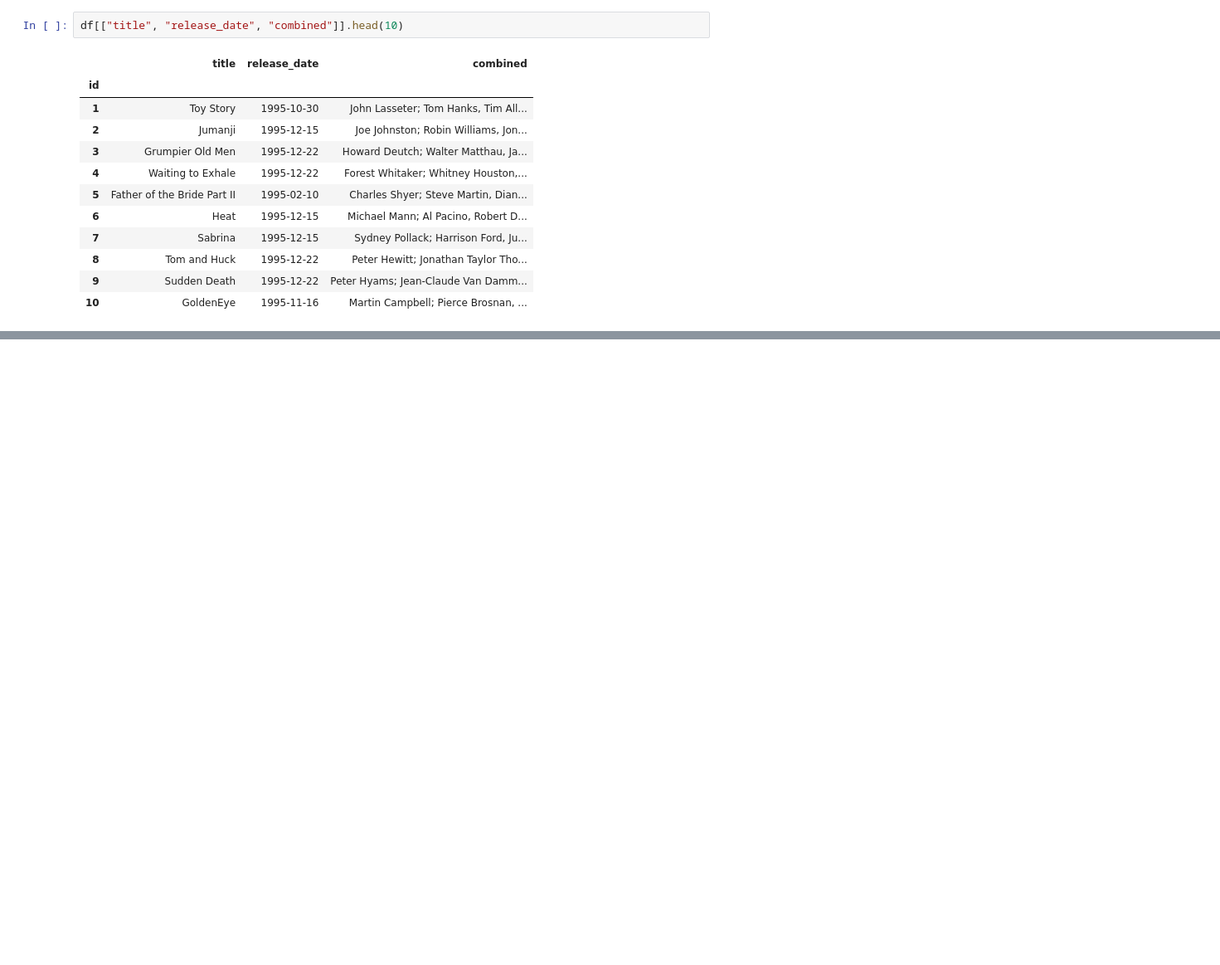
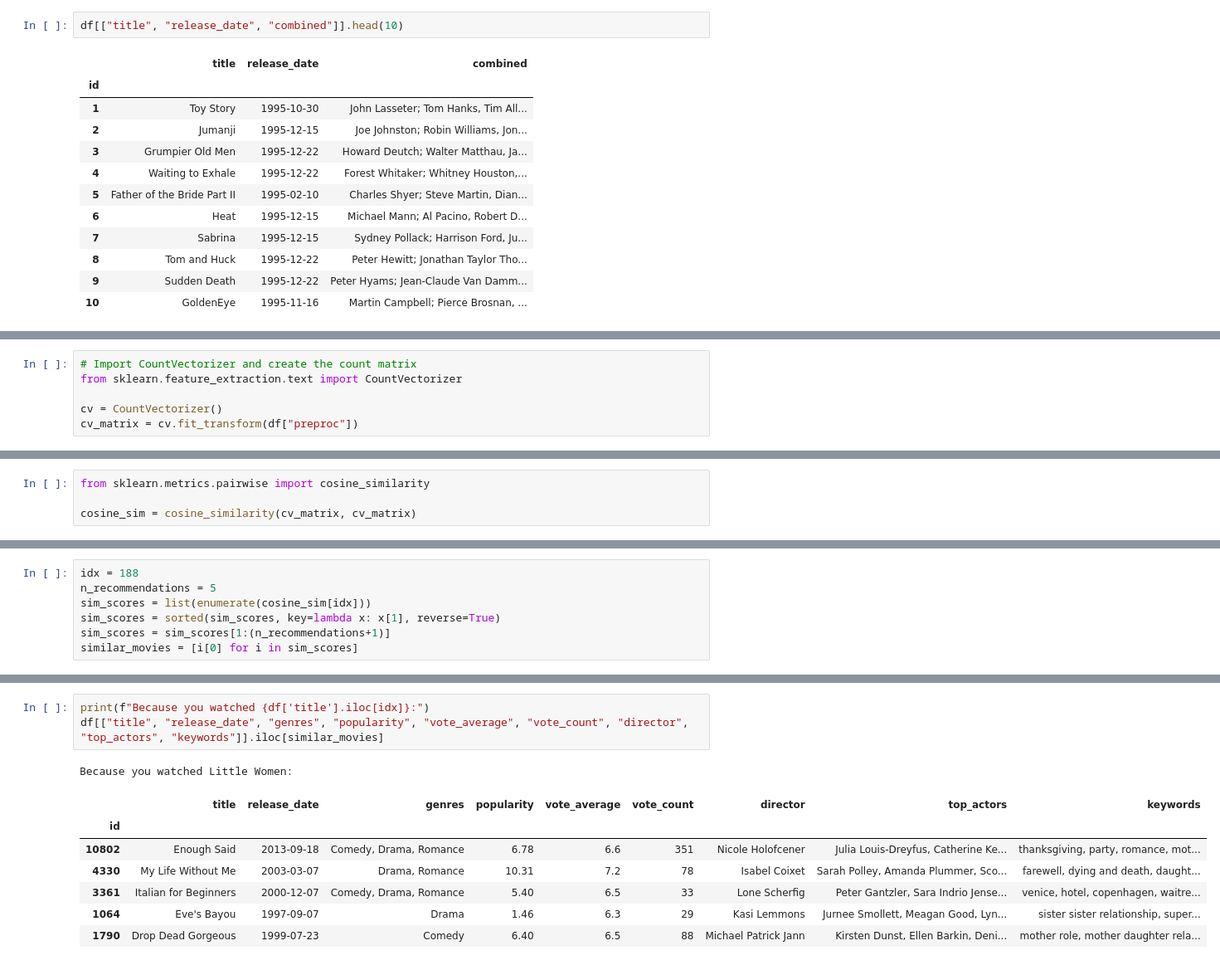
Before and after one commit to SanAntonik/MRS, a Jupyter notebook: DA_skill_showcase/MRS.ipynb, the cells around one changed output, grey strips where cells are left out. Shown at 83% size. Drawn from its saved outputs; the diff is of its cells as text; blank space fills up the shorter version.

```diff
--- a/DA_skill_showcase/MRS.ipynb
+++ b/DA_skill_showcase/MRS.ipynb
@@ -785,0 +787,6 @@ Name: preproc, dtype: object
+# %%
+# Import CountVectorizer and create the count matrix
+from sklearn.feature_extraction.text import CountVectorizer
+
+cv = CountVectorizer()
+cv_matrix = cv.fit_transform(df["preproc"])
@@ -785,0 +798,4 @@ Name: preproc, dtype: object
+# %%
+from sklearn.metrics.pairwise import cosine_similarity
+
+cosine_sim = cosine_similarity(cv_matrix, cv_matrix)
@@ -785,0 +824,7 @@ Name: preproc, dtype: object
+# %%
+idx = 188
+n_recommendations = 5
+sim_scores = list(enumerate(cosine_sim[idx]))
+sim_scores = sorted(sim_scores, key=lambda x: x[1], reverse=True)
+sim_scores = sim_scores[1:(n_recommendations+1)]
+similar_movies = [i[0] for i in sim_scores]
@@ -785,0 +849,12 @@ Name: preproc, dtype: object
+# %%
+print(f"Because you watched {df['title'].iloc[idx]}:")
+df[["title", "release_date", "genres", "popularity", "vote_average", "vote_count", "director", "top_actors", "keywords"]].iloc[similar_movies]
+# %% [output]
+Because you watched Little Women:
+|  | title | release_date | genres | popularity | vote_average | vote_count | director | top_actors | keywords |
+| id |  |  |  |  |  |  |  |  |  |
+| 10802 | Enough Said | 2013-09-18 | Comedy, Drama, Romance | 6.78 | 6.6 | 351 | Nicole Holofcener | Julia Louis-Dreyfus, Catherine Ke... | thanksgiving, party, romance, mot... |
+| 4330 | My Life Without Me | 2003-03-07 | Drama, Romance | 10.31 | 7.2 | 78 | Isabel Coixet | Sarah Polley, Amanda Plummer, Sco... | farewell, dying and death, daught... |
+| 3361 | Italian for Beginners | 2000-12-07 | Comedy, Drama, Romance | 5.40 | 6.5 | 33 | Lone Scherfig | Peter Gantzler, Sara Indrio Jense... | venice, hotel, copenhagen, waitre... |
+| 1064 | Eve's Bayou | 1997-09-07 | Drama | 1.46 | 6.3 | 29 | Kasi Lemmons | Jurnee Smollett, Meagan Good, Lyn... | sister sister relationship, super... |
+| 1790 | Drop Dead Gorgeous | 1999-07-23 | Comedy | 6.40 | 6.5 | 88 | Michael Patrick Jann | Kirsten Dunst, Ellen Barkin, Deni... | mother role, mother daughter rela... |
```
Also changed, not shown: parts of 6 cells of this notebook.
